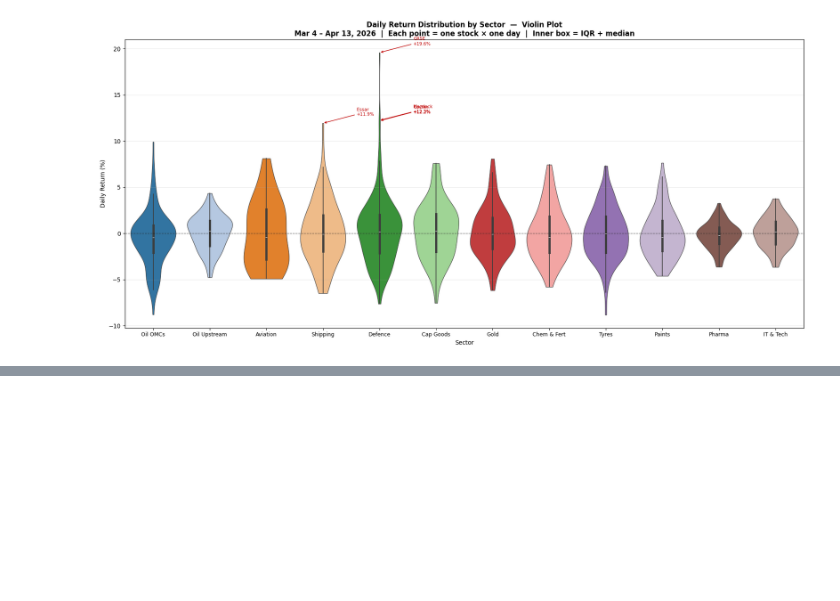
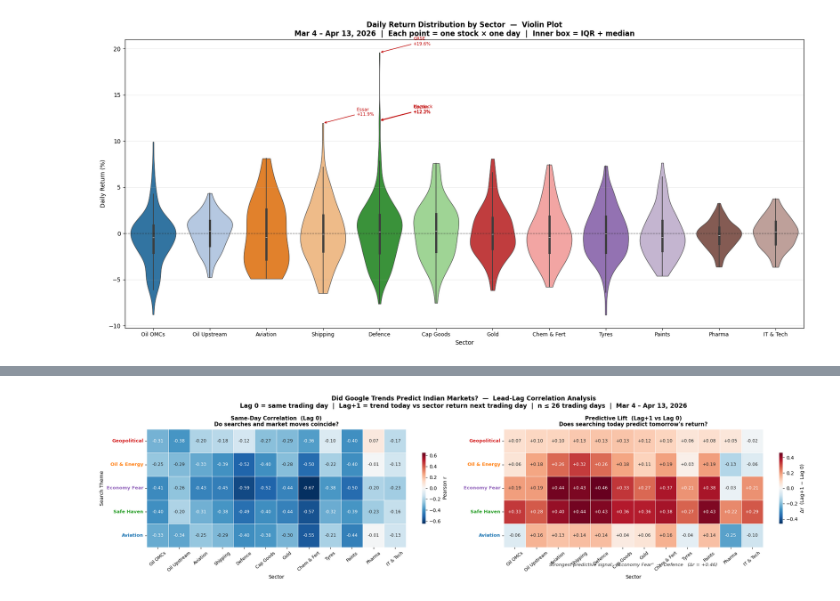
Before and after one commit to krnvrm/dav_concept, a Jupyter notebook: visualizations.ipynb, the cells around one changed output, grey strips where cells are left out. Saved outputs shown, nothing was run; the diff lists cells and outputs as text; code cells hidden in the pictures; blank space fills up the shorter version.

```diff
--- a/visualizations.ipynb
+++ b/visualizations.ipynb
@@ -362,0 +578,90 @@ Passing `palette` without assigning `hue` is deprecated and will be removed in v
+# %%
+
+# ══════════════════════════════════════════════════════════════════════════
+# Viz T3 — Did Google Trends Predict Markets? Lead-Lag Correlation
+# ══════════════════════════════════════════════════════════════════════════
+
+def _lag_corr(t, r, lag):
+    """Pearson r between t and r at trading-day offset `lag`. Positive = trend leads market."""
+    n = min(len(t), len(r)); t, r = t[:n], r[:n]
+    if lag == 0:    return float(np.corrcoef(t, r)[0, 1])
+    if lag > 0  and lag < n: return float(np.corrcoef(t[:-lag],    r[lag:]   )[0, 1])
+    if lag < 0  and abs(lag) < n: return float(np.corrcoef(t[abs(lag):], r[:-abs(lag)])[0, 1])
+    return np.nan
+
+_grp_t3 = [g for g in ['Geopolitical','Oil & Energy','Economy Fear','Safe Haven','Aviation']
+           if g in T_trade.columns]
+_sec_t3  = [s for s in SECTOR_ORDER if s in S.columns]
+_sho_t3  = [SHORT_SEC[s] for s in _sec_t3]
+
+def _build_lag_mat(lag):
+    mat = pd.DataFrame(index=_grp_t3, columns=_sho_t3, dtype=float)
+    for grp in _grp_t3:
+        ts = T_trade[grp].dropna()
+        for sec, sho in zip(_sec_t3, _sho_t3):
+            rs = S_trade[sec].dropna()
+            idx = ts.index.intersection(rs.index)
+            mat.loc[grp, sho] = _lag_corr(ts.loc[idx].values, rs.loc[idx].values, lag)
+    return mat.astype(float)
+
+lag0_mat = _build_lag_mat(0)
+lag1_mat = _build_lag_mat(1)
+lift_mat  = lag1_mat - lag0_mat   # positive Δr = trend has predictive power beyond coincidence
+
+fig, (ax1, ax2) = plt.subplots(1, 2, figsize=(21, 5.5))
+
+# Left: Same-day (Lag 0)
+sns.heatmap(lag0_mat, ax=ax1, cmap='RdBu_r', center=0, vmin=-0.65, vmax=0.65,
+            annot=True, fmt='.2f', annot_kws={'size': 9},
+            linewidths=0.4, linecolor='white',
+            cbar_kws={'label': 'Pearson r', 'shrink': 0.6})
+ax1.set_title('Same-Day Correlation  (Lag 0)\nDo searches and market moves coincide?',
+              fontsize=11, fontweight='bold')
+ax1.tick_params(axis='x', rotation=40, labelsize=9)
+ax1.tick_params(axis='y', labelsize=9.5, rotation=0)
+ax1.set_xlabel('Sector', fontsize=10)
+ax1.set_ylabel('Search Theme', fontsize=10)
+for lbl in ax1.get_yticklabels():
+    lbl.set_color(GROUP_COLORS.get(lbl.get_text(), 'black'))
+    lbl.set_fontweight('bold')
+
+# Right: Predictive lift (Lag+1 − Lag 0)
+_vmax_l = max(abs(float(np.nanmin(lift_mat.values))), abs(float(np.nanmax(lift_mat.values))), 0.01)
+sns.heatmap(lift_mat, ax=ax2, cmap='RdBu_r', center=0, vmin=-_vmax_l, vmax=_vmax_l,
+            annot=True, fmt='+.2f', annot_kws={'size': 9},
+            linewidths=0.4, linecolor='white',
+            cbar_kws={'label': 'Δr  (Lag+1 − Lag 0)', 'shrink': 0.6})
+ax2.set_title("Predictive Lift  (Lag+1 vs Lag 0)\nDoes searching today predict tomorrow's return?",
+              fontsize=11, fontweight='bold')
+ax2.tick_params(axis='x', rotation=40, labelsize=9)
+ax2.tick_params(axis='y', labelsize=9.5, rotation=0)
+ax2.set_xlabel('Sector', fontsize=10)
+ax2.set_ylabel('')
+for lbl in ax2.get_yticklabels():
+    lbl.set_color(GROUP_COLORS.get(lbl.get_text(), 'black'))
+    lbl.set_fontweight('bold')
+
+# Call out strongest predictive signal
+try:
+    _li = lift_mat.abs().stack()
+    _bg, _bs = _li.idxmax()
+    _bv = float(lift_mat.loc[_bg, _bs])
+    ax2.text(0.5, -0.16,
+             f'Strongest predictive signal:  "{_bg}"  →  {_bs}   (Δr = {_bv:+.2f})',
+             ha='center', fontsize=9.5, transform=ax2.transAxes,
+             style='italic', color='#333333')
+except Exception:
+    pass
+
+fig.suptitle(
+    'Did Google Trends Predict Indian Markets?  —  Lead-Lag Correlation Analysis\n'
+    'Lag 0 = same trading day  |  Lag+1 = trend today vs sector return next trading day  |  '
+    'n ≤ 26 trading days  |  Mar 4 – Apr 13, 2026',
+    fontsize=12.5, fontweight='bold'
+)
+plt.tight_layout()
+plt.savefig('viz_t3_leadlag_analysis.png', dpi=150, bbox_inches='tight')
+plt.show()
+print('Saved: viz_t3_leadlag_analysis.png')
+# %% [output]
+[figure, added]
```
Also changed, not shown: parts of 8 cells of this notebook, 4 other files.
